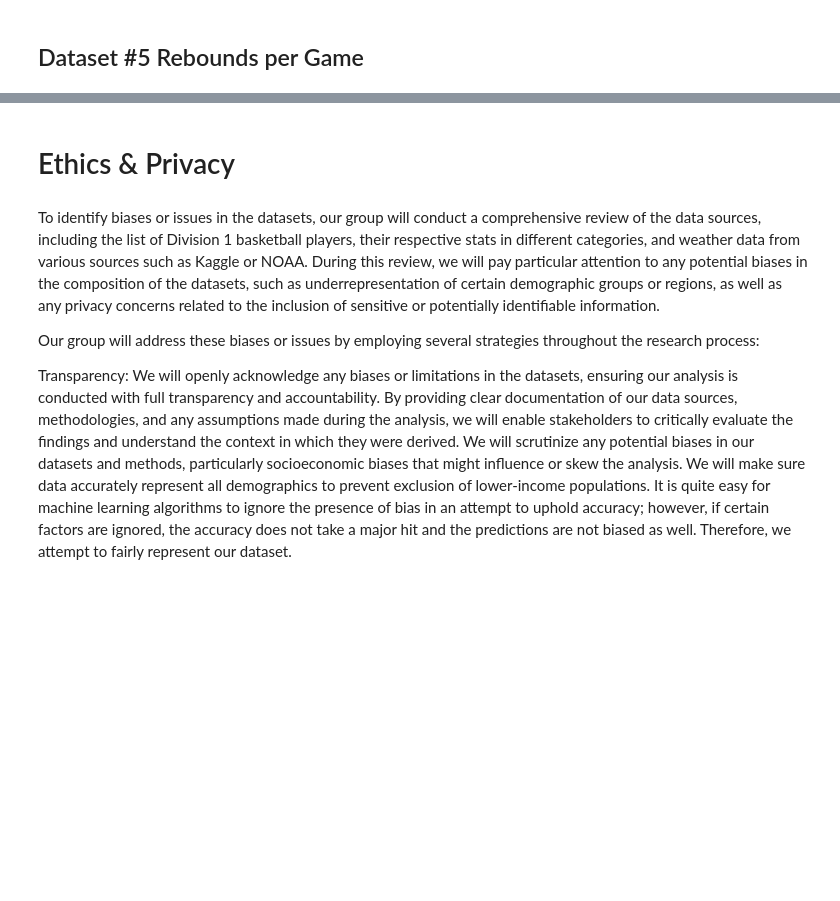
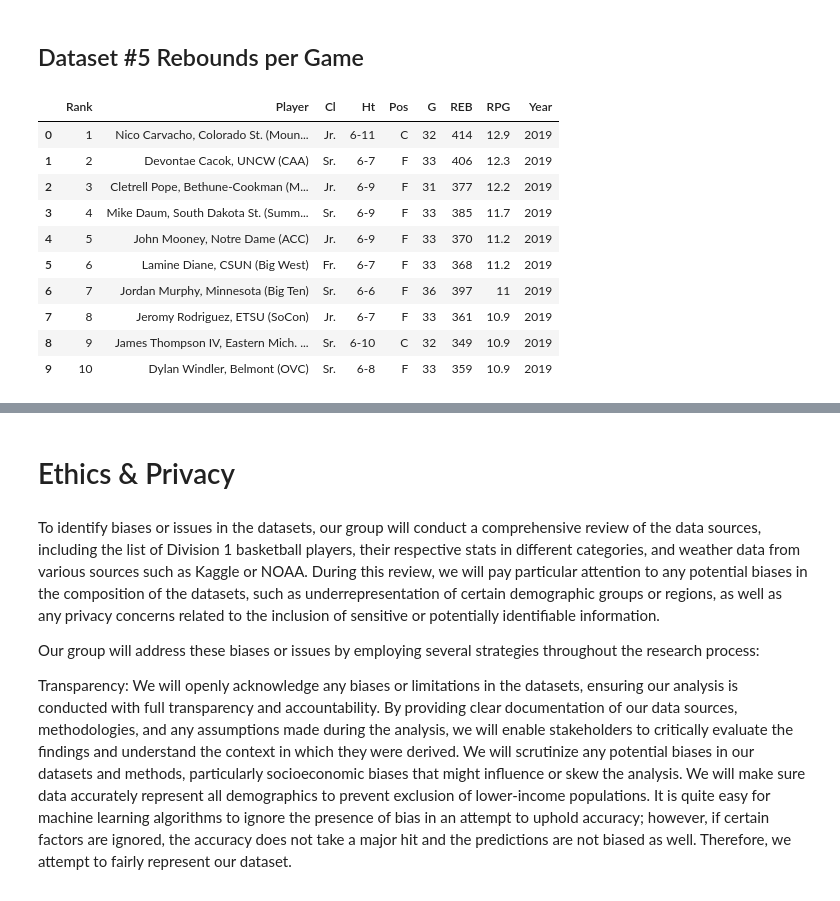
Before and after one commit to jayden789/State-weather-player-performance, a Jupyter notebook: DataCheckpoint_group69.ipynb, the cells around one changed output, grey strips where cells are left out. Saved outputs shown, nothing was run; the diff lists cells and outputs as text; code cells hidden in the pictures; blank space fills up the shorter version.

```diff
--- a/DataCheckpoint_group69.ipynb
+++ b/DataCheckpoint_group69.ipynb
@@ -432,0 +557,16 @@ rpg_df = pd.read_csv("./rebounds.csv")
+# %%
+# Read in CSV file
+rpg_df = pd.read_csv("./rebounds.csv")
+rpg_df.head(10)
+# %% [output]
+|  | Rank | Player | Cl | Ht | Pos | G | REB | RPG | Year |
+| 0 | 1 | Nico Carvacho, Colorado St. (Moun... | Jr. | 6-11 | C | 32 | 414 | 12.9 | 2019 |
+| 1 | 2 | Devontae Cacok, UNCW (CAA) | Sr. | 6-7 | F | 33 | 406 | 12.3 | 2019 |
+| 2 | 3 | Cletrell Pope, Bethune-Cookman (M... | Jr. | 6-9 | F | 31 | 377 | 12.2 | 2019 |
+| 3 | 4 | Mike Daum, South Dakota St. (Summ... | Sr. | 6-9 | F | 33 | 385 | 11.7 | 2019 |
+| 4 | 5 | John Mooney, Notre Dame (ACC) | Jr. | 6-9 | F | 33 | 370 | 11.2 | 2019 |
+| 5 | 6 | Lamine Diane, CSUN (Big West) | Fr. | 6-7 | F | 33 | 368 | 11.2 | 2019 |
+| 6 | 7 | Jordan Murphy, Minnesota (Big Ten) | Sr. | 6-6 | F | 36 | 397 | 11 | 2019 |
+| 7 | 8 | Jeromy Rodriguez, ETSU (SoCon) | Jr. | 6-7 | F | 33 | 361 | 10.9 | 2019 |
+| 8 | 9 | James Thompson IV, Eastern Mich. ... | Sr. | 6-10 | C | 32 | 349 | 10.9 | 2019 |
+| 9 | 10 | Dylan Windler, Belmont (OVC) | Sr. | 6-8 | F | 33 | 359 | 10.9 | 2019 |
```
Also changed, not shown: parts of 26 cells of this notebook.
